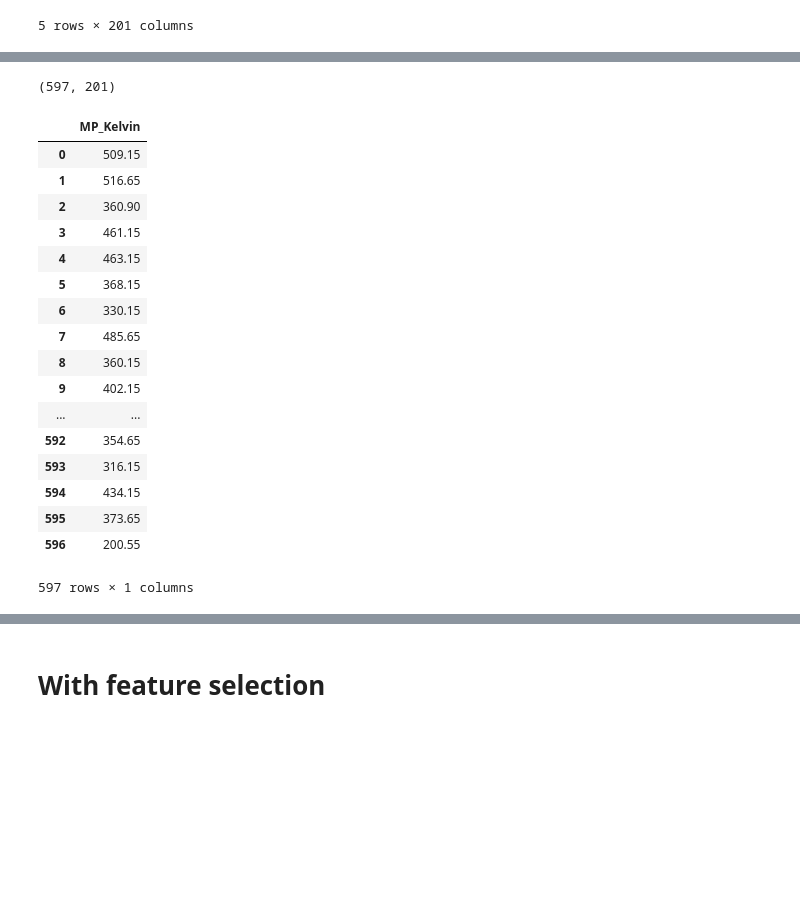
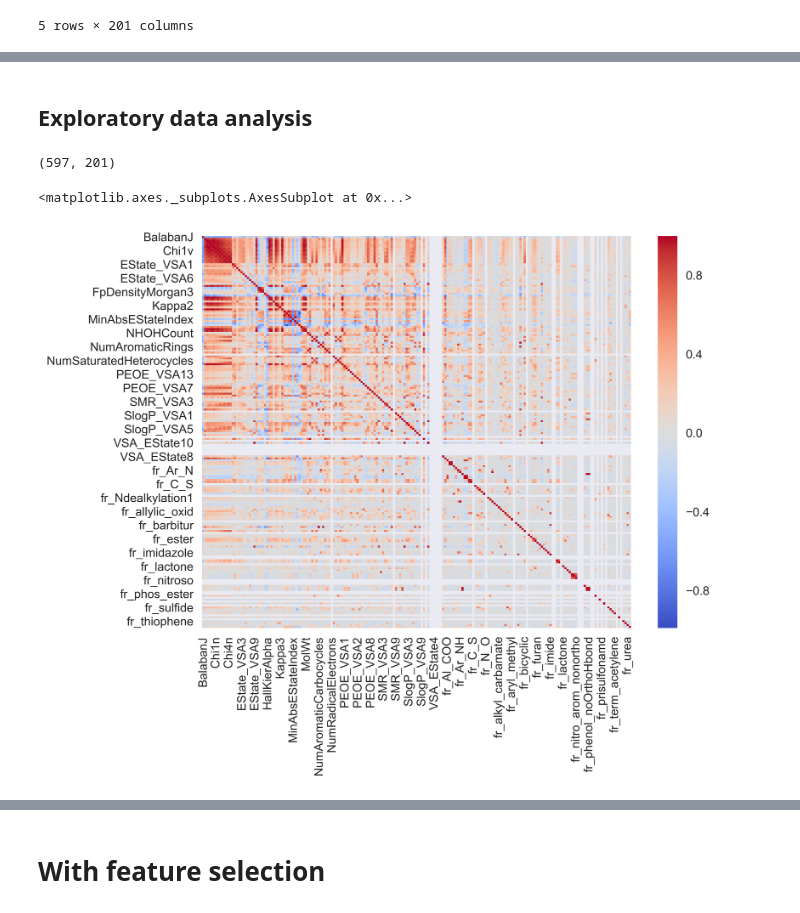
Before and after one commit to CrazyHooch1/modeliranje-tutorial, a Jupyter notebook: Tutorial 2/fs_tut.ipynb, the cells around one changed output, grey strips where cells are left out. Drawn from its saved outputs; the diff is of its cells as text; code cells hidden in the pictures; blank space fills up the shorter version.

```diff
--- a/Tutorial 2/fs_tut.ipynb
+++ b/Tutorial 2/fs_tut.ipynb
@@ -53,25 +70,6 @@ sns.heatmap(dataset_clean.drop('MP_Kelvin', axis=1).corr(), cmap='coolwarm')
+# %% [markdown]
+## Exploratory data analysis
 # %%
 dataset_clean.shape
 # %% [output]
 (597, 201)
-# %%
-dataset_clean[['MP_Kelvin']]
-# %% [output]
-|  | MP_Kelvin |
-| 0 | 509.15 |
-| 1 | 516.65 |
-| 2 | 360.90 |
-| 3 | 461.15 |
-| 4 | 463.15 |
-| 5 | 368.15 |
-| 6 | 330.15 |
-| 7 | 485.65 |
-| 8 | 360.15 |
-| 9 | 402.15 |
-| ... | ... |
-| 592 | 354.65 |
-| 593 | 316.15 |
-| 594 | 434.15 |
-| 595 | 373.65 |
-| 596 | 200.55 |
-597 rows × 1 columns
@@ -79,0 +76,6 @@ from sklearn.model_selection import train_test_split
+# %%
+fig, ax = plt.subplots(figsize=(8,6), dpi=600)
+sns.heatmap(dataset_clean.drop('MP_Kelvin', axis=1).corr(), cmap='coolwarm')
+# %% [output]
+<matplotlib.axes._subplots.AxesSubplot at 0x...>
+[figure, added]
```
Also changed, not shown: parts of 29 cells of this notebook.
